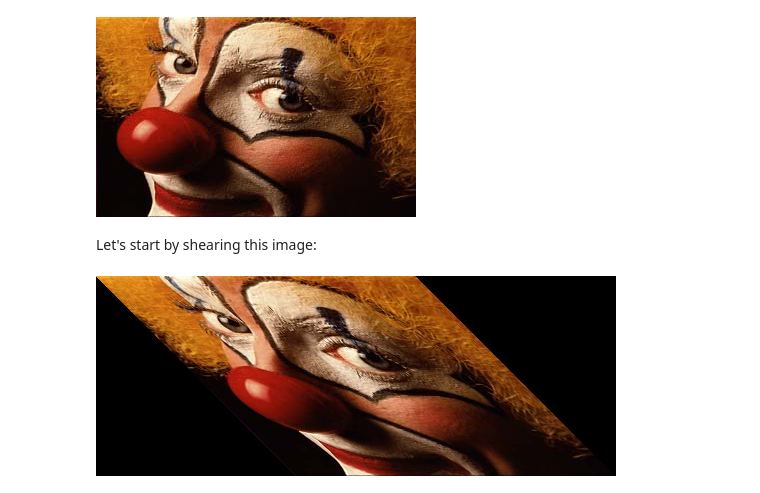
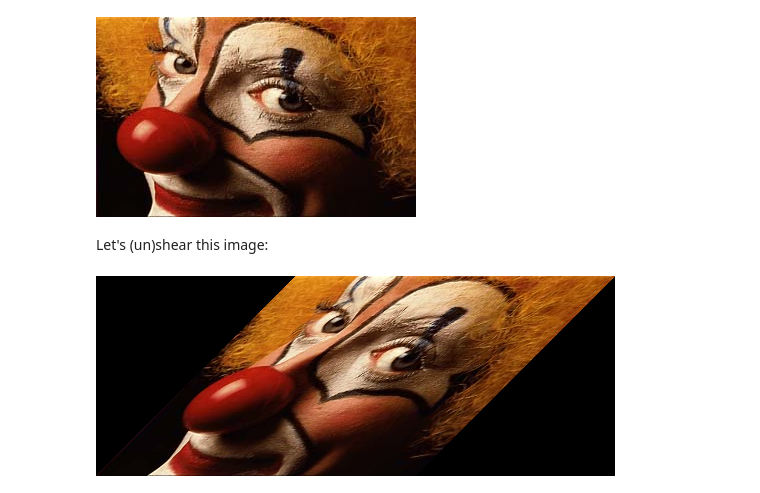
Before and after one commit to tp81/tutorials, a Jupyter notebook: notebooks/1_-_Using_ImageJ/Ops/transform/unshearView.ipynb, the cells around one changed output. Cells and saved outputs as stored; diff of their text form; code cells hidden in the pictures.

Commit message:
WIP: Add transform Op notebooks

```diff
--- a/notebooks/1_-_Using_ImageJ/Ops/transform/unshearView.ipynb
+++ b/notebooks/1_-_Using_ImageJ/Ops/transform/unshearView.ipynb
@@ -44,22 +44,17 @@ ij.notebook().display(input)
 # %% [output]
 [figure]
 # %% [markdown]
-Let's start by shearing this image:
+Let's (un)shear this image:
 # %%
 import net.imglib2.FinalInterval
 import net.imglib2.view.Views
 
 shearDimension = 0
 referenceDimension = 1
 
-//Maybe we want all of the pixels outside the original interval to have a value of zero
-extended = ij.op().run("extendZeroView", input)
-sheared = ij.op().run("shearView", extended, shearDimension, referenceDimension)
+extended = ij.op().run("extendZeroView",input)
+sheared = ij.op().run("unshearView", extended, input, shearDimension, referenceDimension)
 
-//since (x,y) => (x + y, y), our size will be (width + height, height, numChannels) (and the min is (0, 0, 0))
-outputInterval = FinalInterval.createMinSize(0, 0, 0, input.dimension(0) + input.dimension(1), input.dimension(1), 3)
-outputIntervaled = Views.interval(sheared, outputInterval)
-
-ij.notebook().display(outputIntervaled)
+ij.notebook().display(sheared)
 # %% [output]
-[figure, old version]
+[figure, new version]
```
Also changed, not shown: parts of 5 cells of this notebook, 29 other files.
